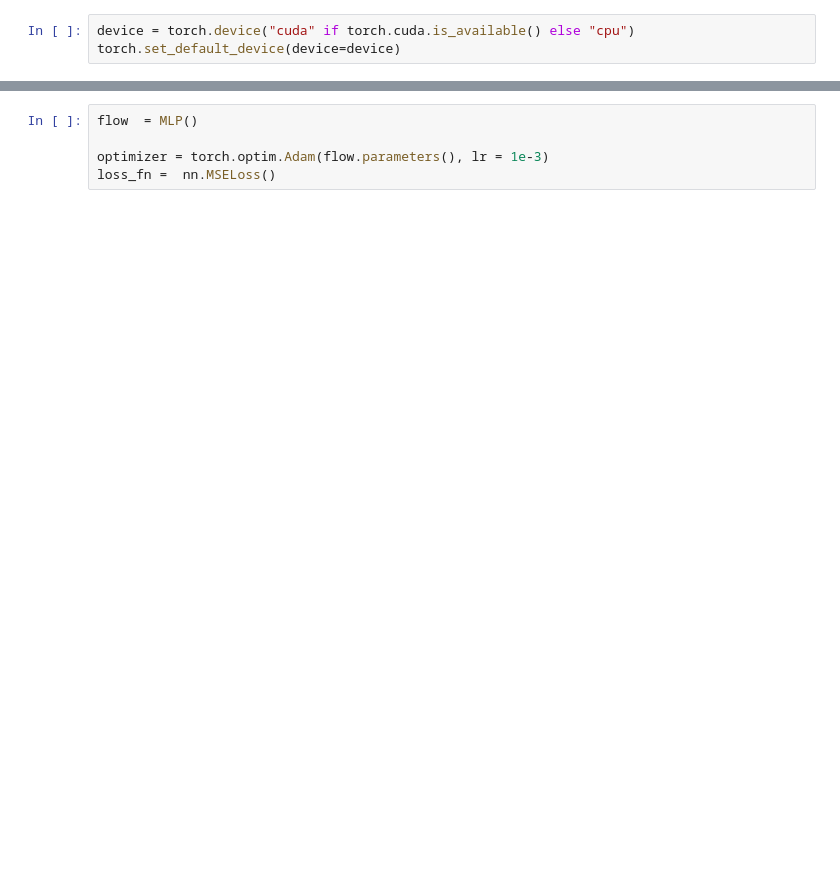
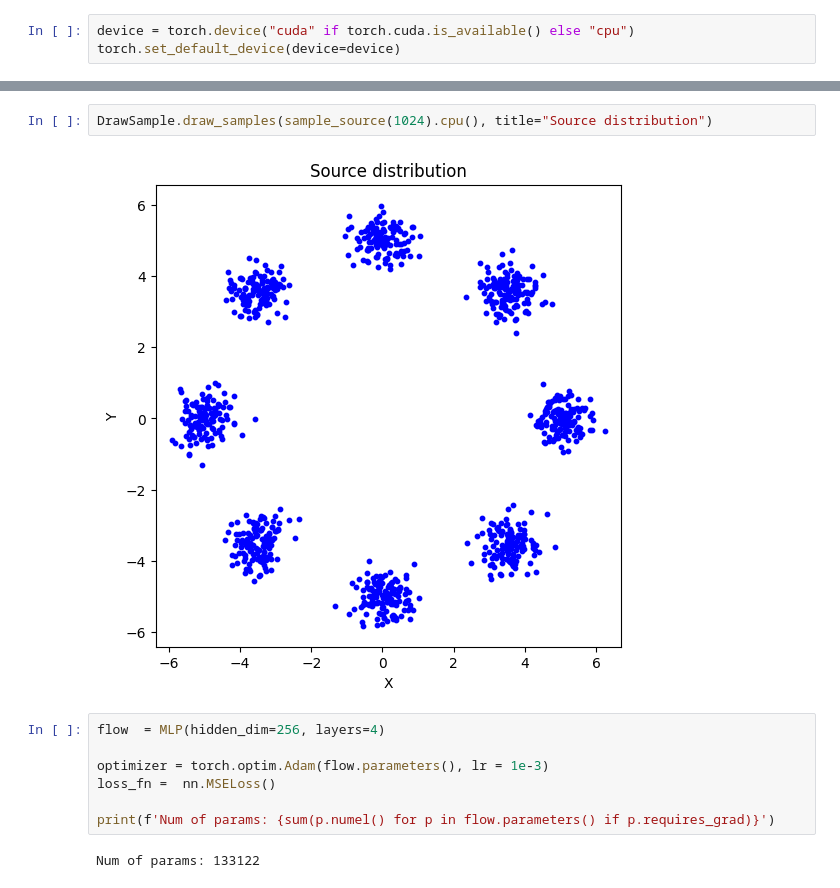
Before and after one commit to snozywolf59/ms2-signal-modelling-by-fm, a Jupyter notebook: demo-code/independent_coupling.ipynb, the cells around one changed output, grey strips where cells are left out. Cells and saved outputs as stored; diff of their text form; blank space fills up the shorter version.

```diff
--- a/demo-code/independent_coupling.ipynb
+++ b/demo-code/independent_coupling.ipynb
@@ -28,6 +39,14 @@ DrawSample.draw_samples_comparison(sample_source(256).cpu(), sample_target(256).
+# %%
+DrawSample.draw_samples(sample_source(1024).cpu(), title="Source distribution")
+# %% [output]
+[figure, added]
 # %%
-flow  = MLP()
+flow  = MLP(hidden_dim=256, layers=4)
 
 optimizer = torch.optim.Adam(flow.parameters(), lr = 1e-3)
 loss_fn =  nn.MSELoss()
+
+print(f'Num of params: {sum(p.numel() for p in flow.parameters() if p.requires_grad)}')
+# %% [output]
+Num of params: 133122
 # %%
```
Also changed, not shown: parts of 10 cells of this notebook, 3 other files.
